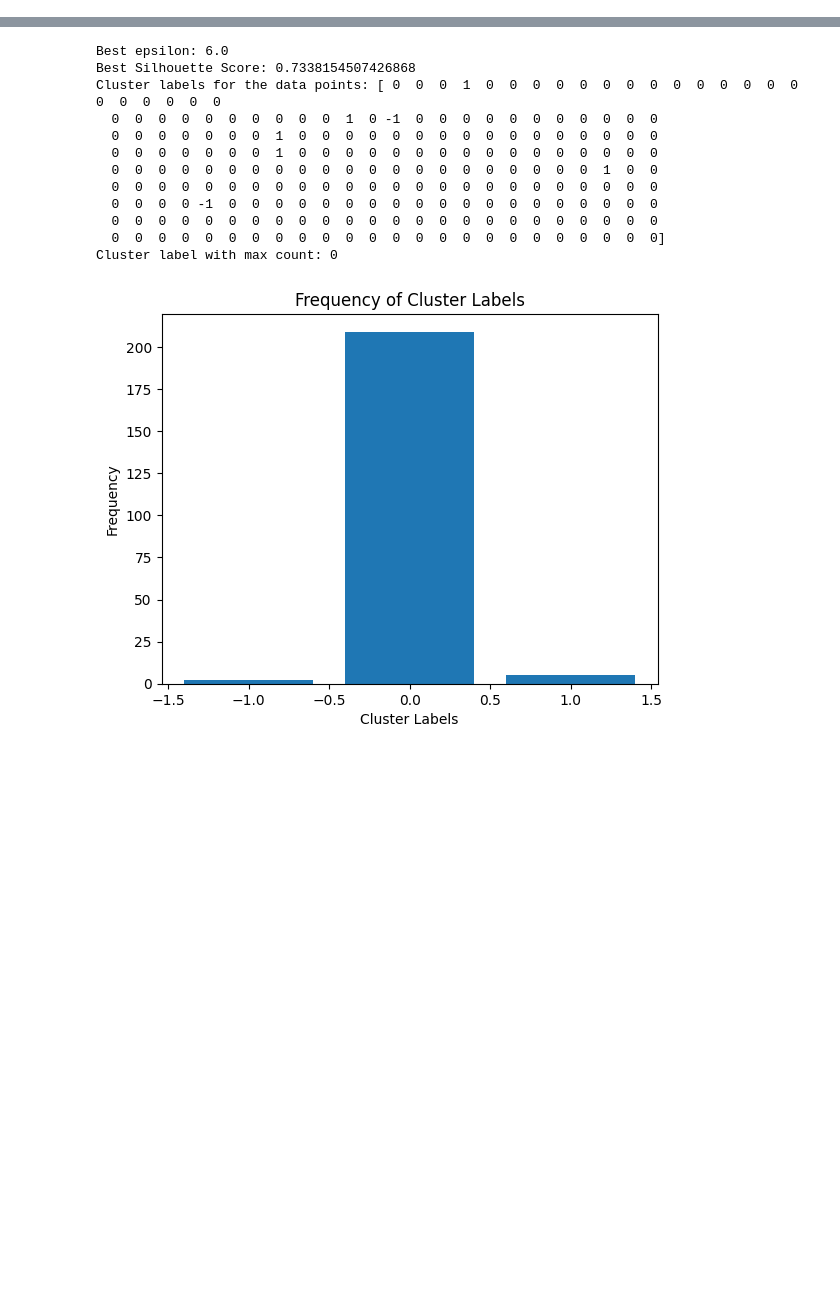
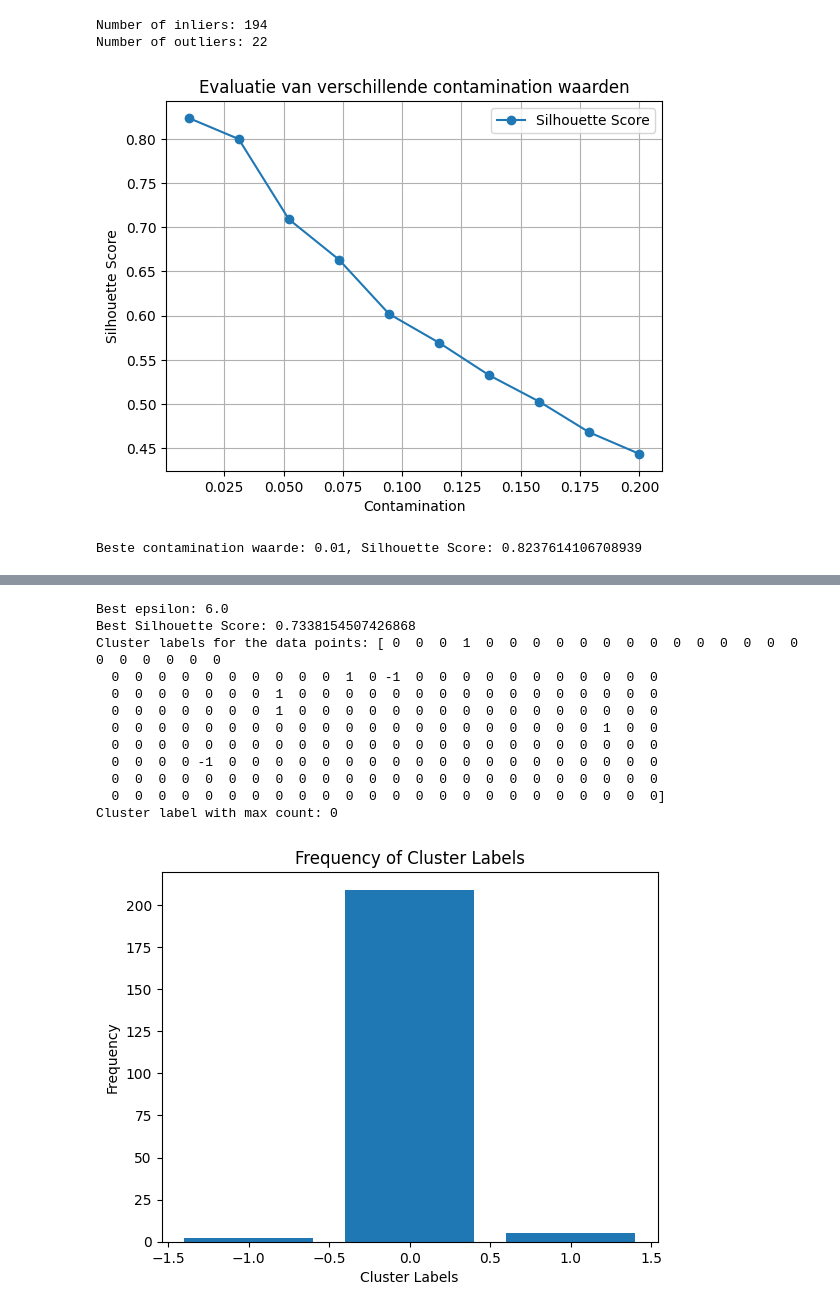
Before and after one commit to joris-vaneyghen/mss-jazz-playalong, a Jupyter notebook: segmentation/cluster_segments.ipynb, the cells around one changed output, grey strips where cells are left out. Cells and saved outputs as stored; diff of their text form; code cells hidden in the pictures; blank space fills up the shorter version.

```diff
--- a/segmentation/cluster_segments.ipynb
+++ b/segmentation/cluster_segments.ipynb
@@ -95,3 +97,55 @@ for mp3_file in iterate_files(input_path):
       features.append(calc_features(segment['preds'], segment['drums'], segment['bass'], segment['vocals']))
 
 features = np.stack(features, axis=0)
+# %%
+X = features
+model = EllipticEnvelope(contamination=0.10, random_state=42, assume_centered= True)
+model.fit(X)
+y_pred = model.predict(X)
+nb_inliers = np.count_nonzero(y_pred == 1)
+nb_outliers = np.count_nonzero(y_pred == -1)
+print(f"Number of inliers: {nb_inliers}")
+print(f"Number of outliers: {nb_outliers}")
+# %% [output]
+Number of inliers: 194
+Number of outliers: 22
+# %%
+# 2. Definieer een lijst van mogelijke contamination waarden
+contamination_values = np.linspace(0.01, 0.2, 10)
+
+# Lijsten om de resultaten op te slaan
+best_score = -1
+best_contamination = None
+scores = []
+
+# 3. Voor elke contamination-waarde, train een Elliptic Envelope model
+for contamination in contamination_values:
+    model = EllipticEnvelope(contamination=contamination, random_state=42)
+    model.fit(X)
+
+    # Voorspel de outliers (-1) en inliers (1)
+    y_pred = model.predict(X)
+
+    # Bereken de Silhouette Score (alleen zinvol als beide klassen aanwezig zijn)
+    if len(set(y_pred)) > 1:
+        score = silhouette_score(X, y_pred)
+        scores.append(score)
+
+        # Update de beste score en contamination
+        if score > best_score:
+            best_score = score
+            best_contamination = contamination
+
+# 4. Visualiseer de scores voor verschillende contamination waarden
+plt.plot(contamination_values[:len(scores)], scores, marker='o', label='Silhouette Score')
+plt.xlabel('Contamination')
+plt.ylabel('Silhouette Score')
+plt.title('Evaluatie van verschillende contamination waarden')
+plt.grid(True)
+plt.legend()
+plt.show()
+
+print(f"Beste contamination waarde: {best_contamination}, Silhouette Score: {best_score}")
+# %% [output]
+[figure, added]
+Beste contamination waarde: 0.01, Silhouette Score: 0.8237614106708939
```
Also changed, not shown: parts of 3 cells of this notebook.
